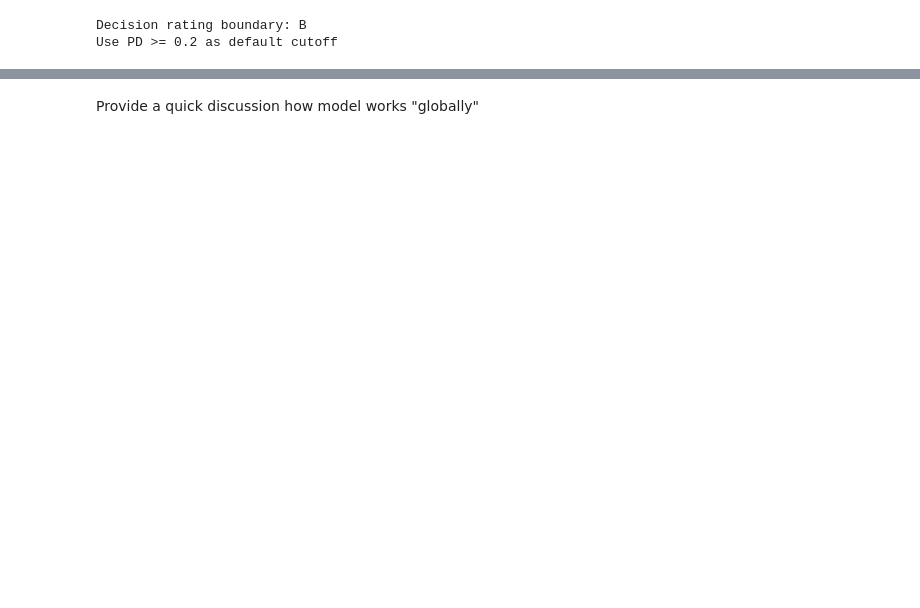
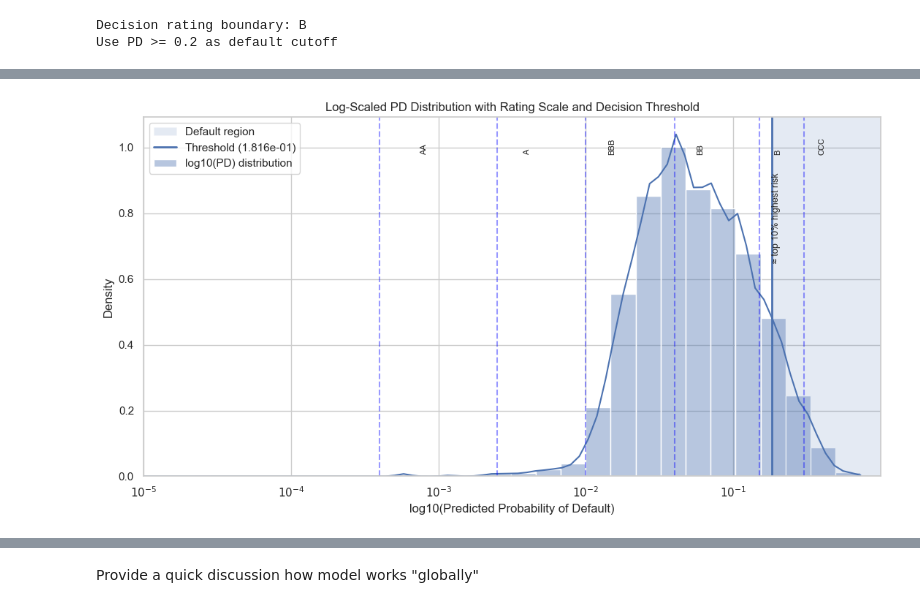
Before and after one commit to FrelikStanislaw/wut-counterfactual-explanations, a Jupyter notebook: notebooks/04_starter_notebook.ipynb, the cells around one changed output, grey strips where cells are left out. Cells and saved outputs as stored; diff of their text form; code cells hidden in the pictures; blank space fills up the shorter version.

```diff
--- a/notebooks/04_starter_notebook.ipynb
+++ b/notebooks/04_starter_notebook.ipynb
@@ -979,3 +1030,79 @@ plt.show()
+# %%
+plt.figure(figsize=(11, 6))
+
+# --- prepare data ---
+eps = 1e-12
+pd_safe = np.clip(proba_cal, eps, 1)
+log_pd = np.log10(pd_safe)
+
+# decision threshold (top 10% worst)
+threshold = np.quantile(pd_safe, 0.90)
+log_threshold = np.log10(threshold)
+xticks = np.arange(np.floor(log_pd.min()), 0)
+plt.xticks(xticks, [f"$10^{{{int(x)}}}$" for x in xticks])
+# --- style ---
+sns.set_style("whitegrid")
+plt.xlim(-5, 0)
+# --- distribution ---
+sns.histplot(
+    log_pd,
+    bins=70,
+    kde=True,
+    stat="density",
+    alpha=0.4,
+    label="log10(PD) distribution"
+)
+
+# --- key rating boundaries (converted to log scale) ---
+key_ratings = [ "AA", "A", "BBB", "BB", "B", "CCC"]
+
+for _, row in masterscale.iterrows():
+    if row["Rating"] in key_ratings and row["PD_lower"] > 0:
+        log_lower = np.log10(max(row["PD_lower"], eps))
+        log_upper = np.log10(max(row["PD_upper"], eps))
+
+        plt.axvline(log_lower, linestyle="--", alpha=0.4, color="blue")
+
+        plt.text(
+            log_upper,
+            plt.ylim()[1] * 0.9,
+            row["Rating"],
+            rotation=90,
+            fontsize=8,
+            ha="center"
+        )
+
+# --- default region shading ---
+plt.axvspan(log_threshold, 0, alpha=0.15, label="Default region")
+
+# --- decision threshold ---
+plt.axvline(
+    log_threshold,
+    linewidth=2,
+    linestyle="-",
+    label=f"Threshold ({threshold:.3e})"
+)
+
+# --- labels & title ---
+plt.xlabel("log10(Predicted Probability of Default)")
+plt.ylabel("Density")
+plt.title("Log-Scaled PD Distribution with Rating Scale and Decision Threshold")
+
+# --- annotation ---
+plt.text(
+    log_threshold,
+    plt.ylim()[1] * 0.6,
+    "≈ top 10% highest risk",
+    rotation=90,
+    fontsize=9,
+    ha="left"
+)
+
+plt.legend()
+plt.tight_layout()
+plt.show()
+# %% [output]
+[figure, added]
 # %%
 print("Mean PD:", proba_cal.mean())
 print("Median PD:", np.median(proba_cal))
```
Also changed, not shown: parts of 33 cells of this notebook, 1 other file.
